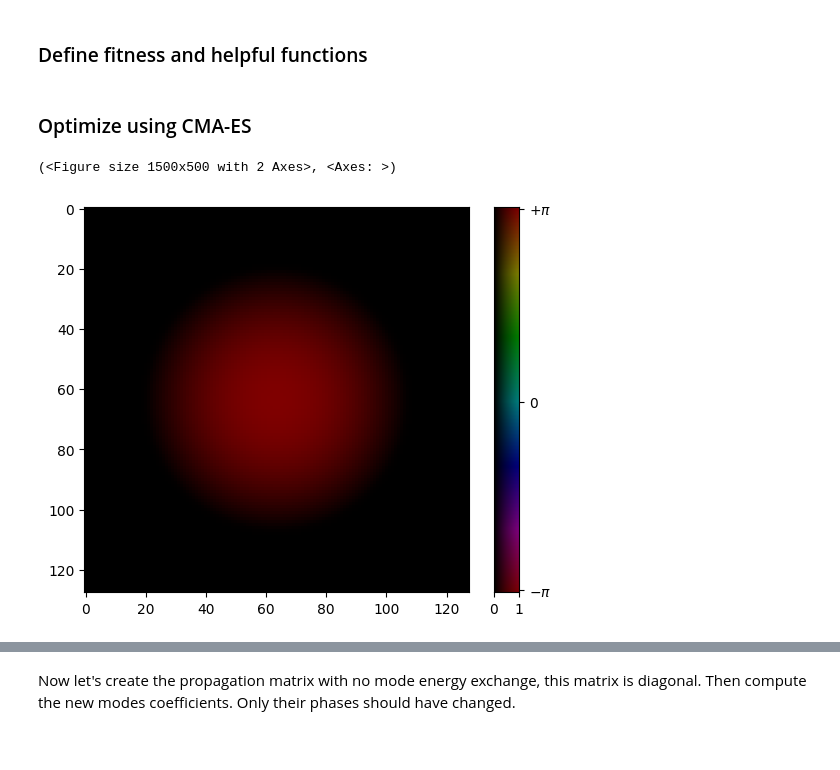
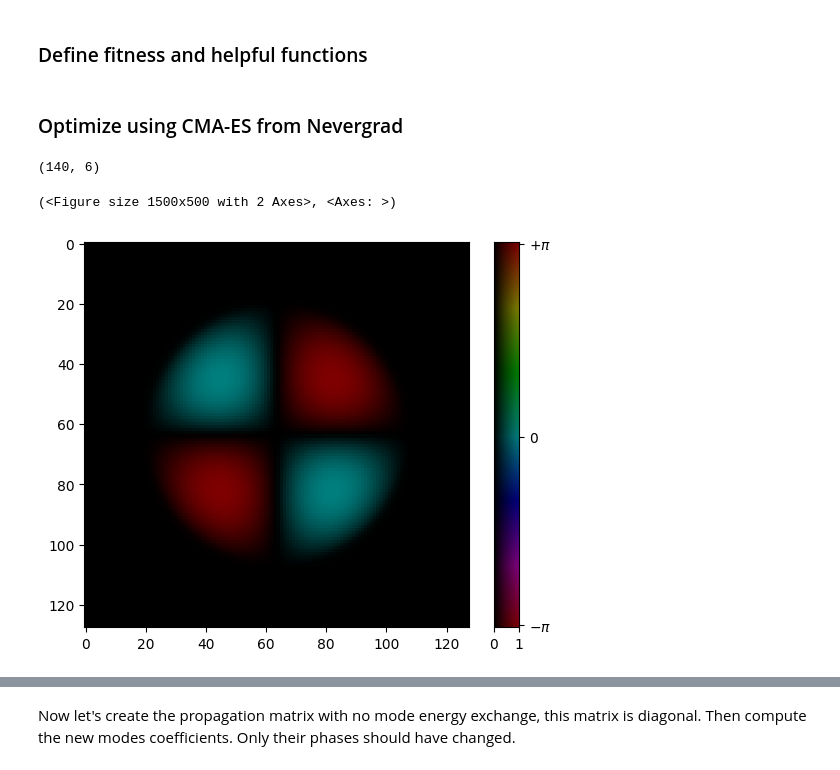
Before and after one commit to jysru/MMF_LP_modes, a Jupyter notebook: modes_optim/diagonal_fiber_optimization.ipynb, the cells around one changed output, grey strips where cells are left out. Drawn from its saved outputs; the diff is of its cells as text; code cells hidden in the pictures.

```diff
--- a/modes_optim/diagonal_fiber_optimization.ipynb
+++ b/modes_optim/diagonal_fiber_optimization.ipynb
@@ -76,0 +72,12 @@ plt.imshow(fiber._modes[:, :, 0, 0]) # Display the last guided mode found that h
+# %%
+plt.figure(figsize=(15, 2))
+
+max_modes = 6
+
+for i in range(max_modes):
+    plt.subplot(1, max_modes, i+1)
+    mode = fiber._modes[:, :, 0, i]
+    plt.imshow(mode, cmap='bwr', vmin=-np.max(np.abs(mode)), vmax=+np.max(np.abs(mode)))
+    plt.axis('off')
+    plt.title(f'Mode #{i+1}')
+    plt.colorbar(orientation='horizontal')
@@ -150,13 +218,15 @@ def fitness_function_from_phases(phi, target_field, propagation_matrix):
     loss = -np.square(np.abs(coupled_out.modes_coeffs[0]))
     return loss
 # %% [markdown]
-### Optimize using CMA-ES
+### Optimize using CMA-ES from Nevergrad
 # %%
 from waveoptics.plots.plots import complex_imshow
 
-target_field = np.complex64(fiber._modes[:, :, 0, 0])
+propagation_matrix = make_diagonal_mode_coupling_matrix(fiber, fiber_length)
+target_field = np.complex64(fiber._modes[:, :, 1, 2])
 
 complex_imshow(target_field)
 # %% [output]
-(<Figure size 1500x500 with 2 Axes>, <Axes: >)
+(140, 6)
+(<Figure size 1500x500 with 2 Axes>, <Axes: >)
-[figure, old version]
+[figure, new version]
```
Also changed, not shown: parts of 10 cells of this notebook.
